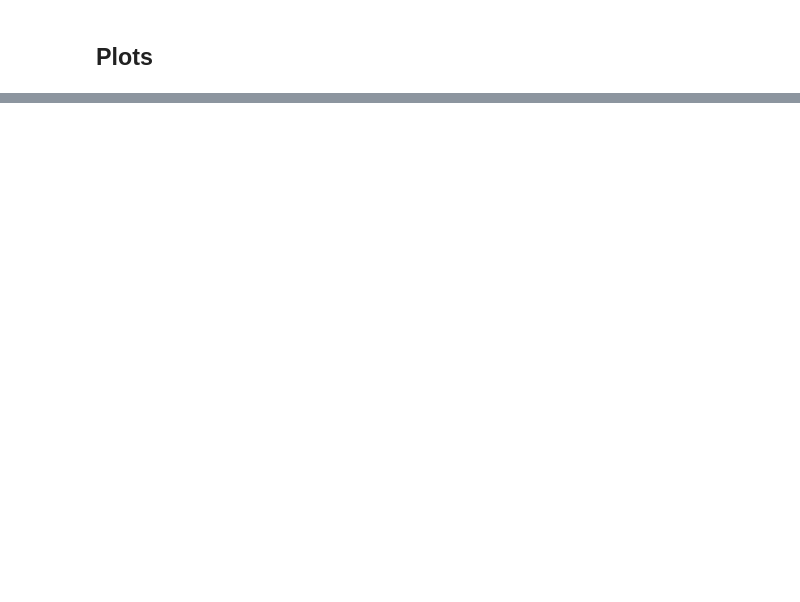
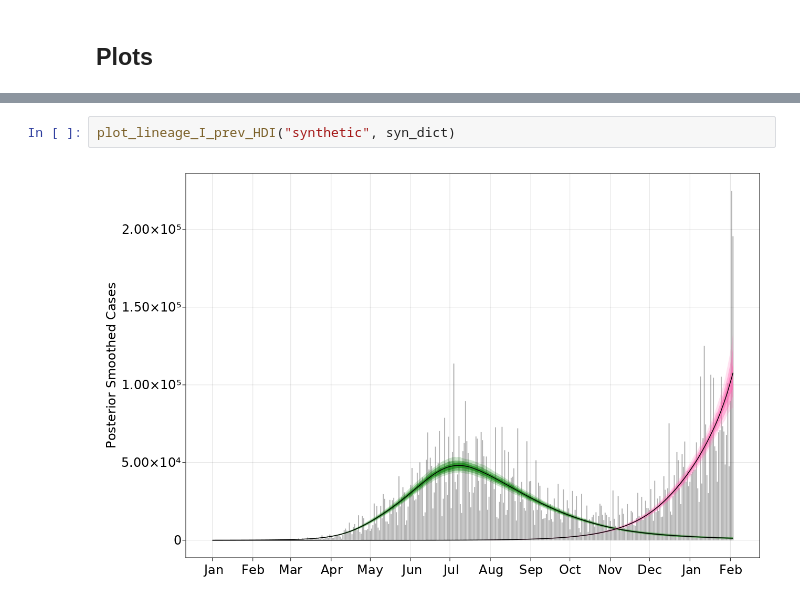
Before and after one commit to blab/rt-from-frequency-dynamics, a Jupyter notebook: notebooks/Generating_Synthetic Data.ipynb, the cells around one changed output, grey strips where cells are left out. Drawn from its saved outputs; the diff is of its cells as text; blank space fills up the shorter version.

```diff
--- a/notebooks/Generating_Synthetic Data.ipynb
+++ b/notebooks/Generating_Synthetic Data.ipynb
@@ -348,0 +219,4 @@ plot_EC("synthetic", syn_dict)
+# %%
+plot_lineage_I_prev_HDI("synthetic", syn_dict)
+# %% [output]
+[figure, added]
```
Also changed, not shown: parts of 24 cells of this notebook, 2 other files.
